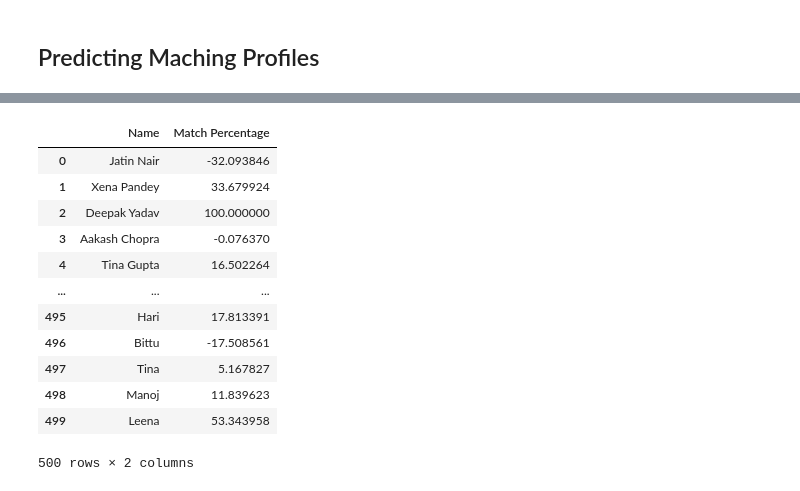
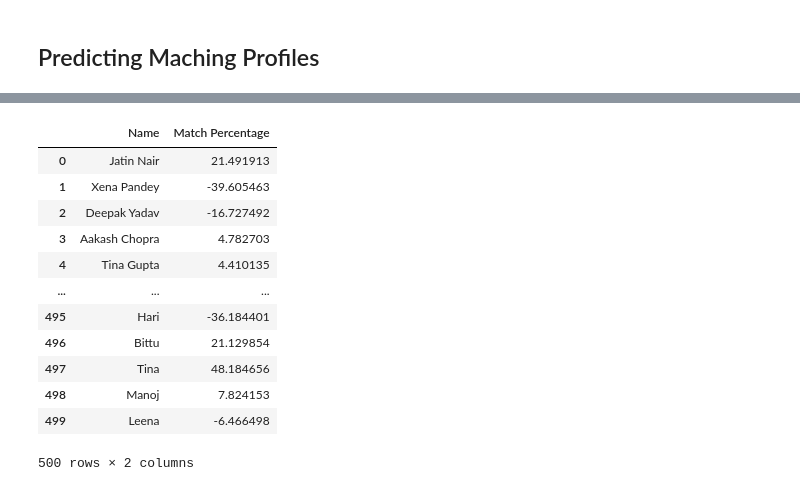
Before and after one commit to chsanjay920/RoomMateMacher, a Jupyter notebook: src.ipynb, the cells around one changed output, grey strips where cells are left out. Cells and saved outputs as stored; diff of their text form; code cells hidden in the pictures.

```diff
--- a/src.ipynb
+++ b/src.ipynb
@@ -59,11 +59,11 @@ numeric_features = ['Cleanliness Level',
                     'Cooking Level',
                     'Introvert Level',
                     'Extrovert Level',
-                    'Intrest In Music',
-                    'Intrest In Dance',
-                    'Intrest In Physical Activities',
+                    'Interest In Music',
+                    'Interest In Dance',
+                    'Interest In Physical Activities',
                     'Exercise Habits',
-                    'Intrest in Gaming',
+                    'Interest in Gaming',
                     'IsWorking'
                    ]
 # %%
@@ -125,7 +125,7 @@ from sklearn.pipeline import Pipeline
 # Create pipeline for KMeans clustering
 pipeline = Pipeline(steps=[
     ('preprocessor', preprocessor),
-    ('kmeans', KMeans(n_clusters=20, random_state=42))  # Adjust the number of clusters as needed
+    ('kmeans', KMeans(n_clusters=num_clusters, random_state=42))  # Adjust the number of clusters as needed
 ])
 
 # Fit the model
@@ -295,67 +306,46 @@ Matching users:
 # %%
 from sklearn.metrics.pairwise import cosine_similarity
 
 def calculate_individual_match_percentage(new_preference, df, preprocessor):
     # Preprocess new preference object
     new_preference_df = pd.DataFrame([new_preference])
     new_preference_processed = preprocessor.transform(new_preference_df)
 
     # Preprocess existing user profiles
     existing_profiles_processed = preprocessor.transform(df)
 
     # Calculate similarity
     similarities = cosine_similarity(new_preference_processed, existing_profiles_processed)
 
     # Convert similarity to percentage
     match_percentages = similarities[0] * 100
 
     # Create a DataFrame with match percentages
     result = pd.DataFrame({
         'Name': df['Name'],
         'Match Percentage': match_percentages
     })
 
     return result
 
-# New preference object
-new_preference = {
-    "ID": 3,
-    "Name": "Deepak Yadav",
-    "Age": 16,
-    "Gender": "Male",
-    "Native Language": "Hindi",
-    "Interests": "Cooking",
-    "Cleanliness Level": 4,
-    "Sleeping Level": 5,
-    "Smoking": 1,
-    "Drinking": 0,
-    "Cooking Level": 5,
-    "Introvert Level": 1,
-    "Extrovert Level": 5,
-    "Intrest In Music": 2,
-    "Intrest In Dance": 2,
-    "Intrest In Physical Activities": 1,
-    "Exercise Habits": 5,
-    "Intrest in Gaming": 4,
-    "IsWorking": 1
-  }
+
 
 # Calculate and print match percentages
-match_percentages_df = calculate_individual_match_percentage(new_preference, df, preprocessor)
+match_percentages_df = calculate_individual_match_percentage(user_preferences, df, preprocessor)
 match_percentages_df
 # %% [output]
 |  | Name | Match Percentage |
-| 0 | Jatin Nair | -32.093846 |
-| 1 | Xena Pandey | 33.679924 |
-| 2 | Deepak Yadav | 100.000000 |
-| 3 | Aakash Chopra | -0.076370 |
-| 4 | Tina Gupta | 16.502264 |
+| 0 | Jatin Nair | 21.491913 |
+| 1 | Xena Pandey | -39.605463 |
+| 2 | Deepak Yadav | -16.727492 |
+| 3 | Aakash Chopra | 4.782703 |
+| 4 | Tina Gupta | 4.410135 |
 | ... | ... | ... |
-| 495 | Hari | 17.813391 |
-| 496 | Bittu | -17.508561 |
-| 497 | Tina | 5.167827 |
-| 498 | Manoj | 11.839623 |
-| 499 | Leena | 53.343958 |
+| 495 | Hari | -36.184401 |
+| 496 | Bittu | 21.129854 |
+| 497 | Tina | 48.184656 |
+| 498 | Manoj | 7.824153 |
+| 499 | Leena | -6.466498 |
 500 rows × 2 columns
 # %%
 pd.set_option('display.max_rows', None)
```
Also changed, not shown: parts of 8 cells of this notebook, 1 other file.
